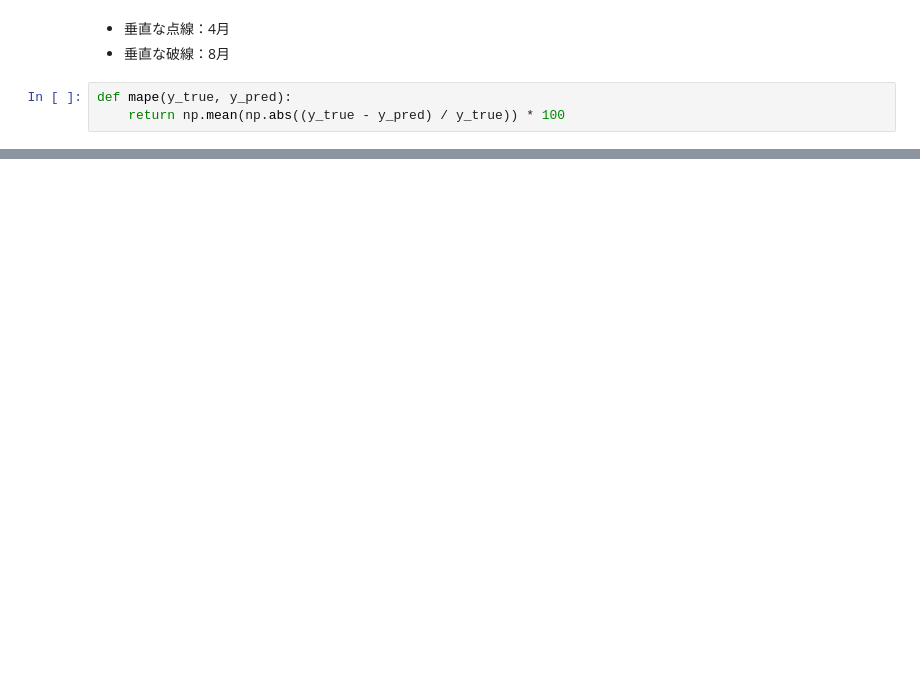
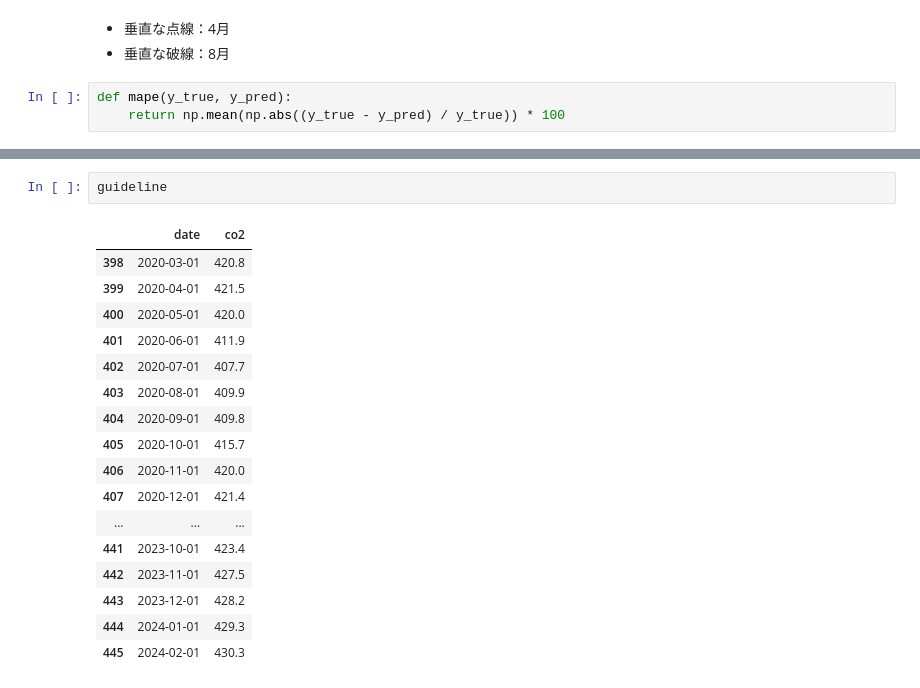
Before and after one commit to cct-blog/cct-seiya-kumada, a Jupyter notebook: sarima/src/main.ipynb, the cells around one changed output, grey strips where cells are left out. Drawn from its saved outputs; the diff is of its cells as text; blank space fills up the shorter version.

```diff
--- a/sarima/src/main.ipynb
+++ b/sarima/src/main.ipynb
@@ -600,0 +714,20 @@ plt.savefig('/home/kumada/projects/cct-seiya-kumada/sarima/images/mapes.jpg', dp
+# %%
+guideline
+# %% [output]
+|  | date | co2 |
+| 398 | 2020-03-01 | 420.8 |
+| 399 | 2020-04-01 | 421.5 |
+| 400 | 2020-05-01 | 420.0 |
+| 401 | 2020-06-01 | 411.9 |
+| 402 | 2020-07-01 | 407.7 |
+| 403 | 2020-08-01 | 409.9 |
+| 404 | 2020-09-01 | 409.8 |
+| 405 | 2020-10-01 | 415.7 |
+| 406 | 2020-11-01 | 420.0 |
+| 407 | 2020-12-01 | 421.4 |
+| ... | ... | ... |
+| 441 | 2023-10-01 | 423.4 |
+| 442 | 2023-11-01 | 427.5 |
+| 443 | 2023-12-01 | 428.2 |
+| 444 | 2024-01-01 | 429.3 |
+| 445 | 2024-02-01 | 430.3 |
```
Also changed, not shown: parts of 28 cells of this notebook.
